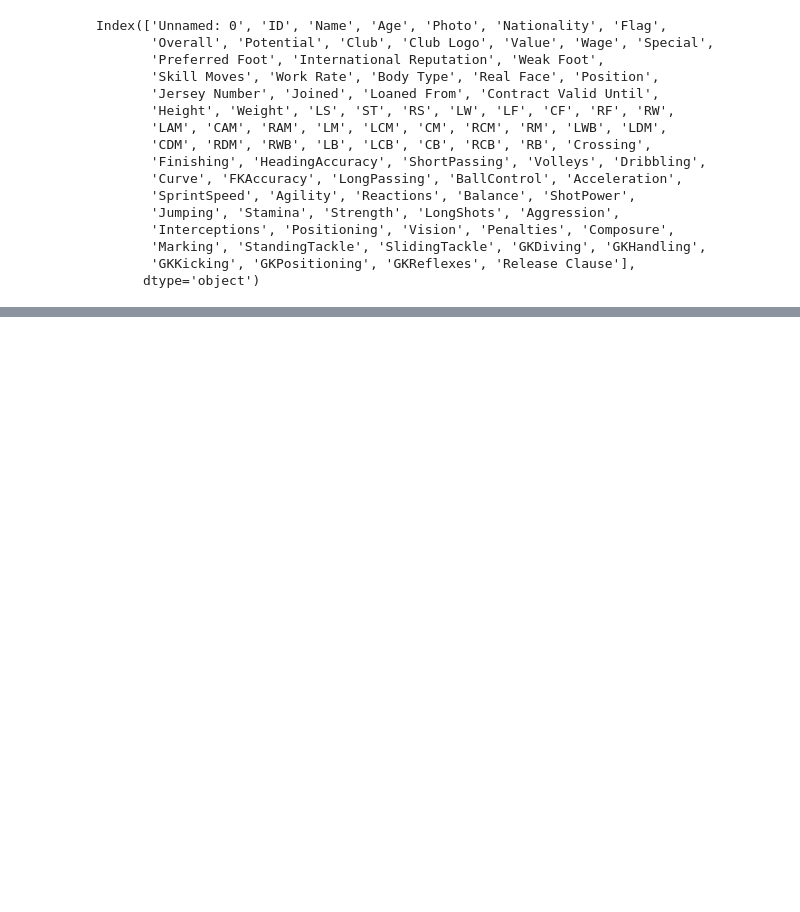
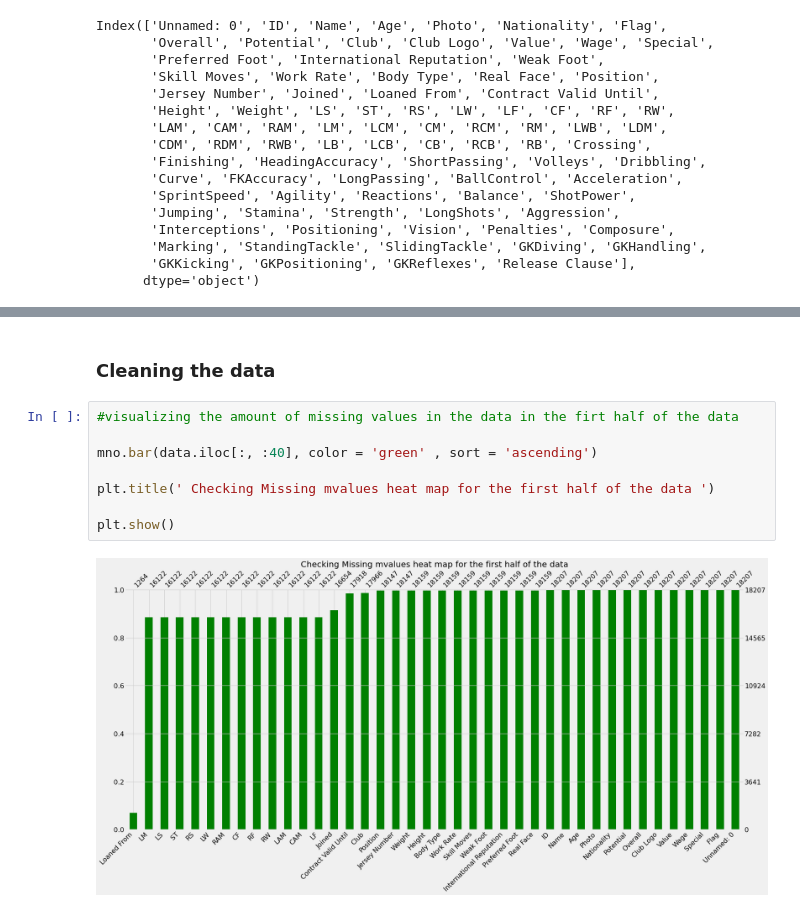
Before and after one commit to rayaroun/Data-Analytics-Projects, a Jupyter notebook: Player Performance Analysis/Analysis.ipynb, the cells around one changed output, grey strips where cells are left out. Saved outputs shown, nothing was run; the diff lists cells and outputs as text; blank space fills up the shorter version.

Commit message:
Feature engineering and initial visualization of the features

```diff
--- a/Player Performance Analysis/Analysis.ipynb
+++ b/Player Performance Analysis/Analysis.ipynb
@@ -59,0 +86,12 @@ data.head()
+# %% [markdown]
+### Cleaning the data
+# %%
+#visualizing the amount of missing values in the data in the firt half of the data
+
+mno.bar(data.iloc[:, :40], color = 'green' , sort = 'ascending')
+
+plt.title(' Checking Missing mvalues heat map for the first half of the data ')
+
+plt.show()
+# %% [output]
+[figure, added]
```
Also changed, not shown: parts of 20 cells of this notebook.
